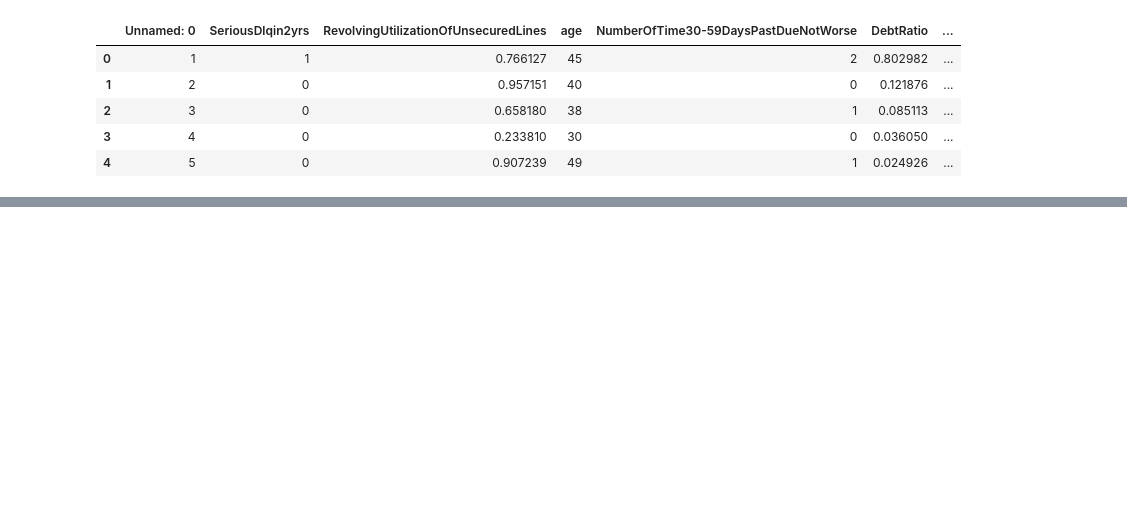
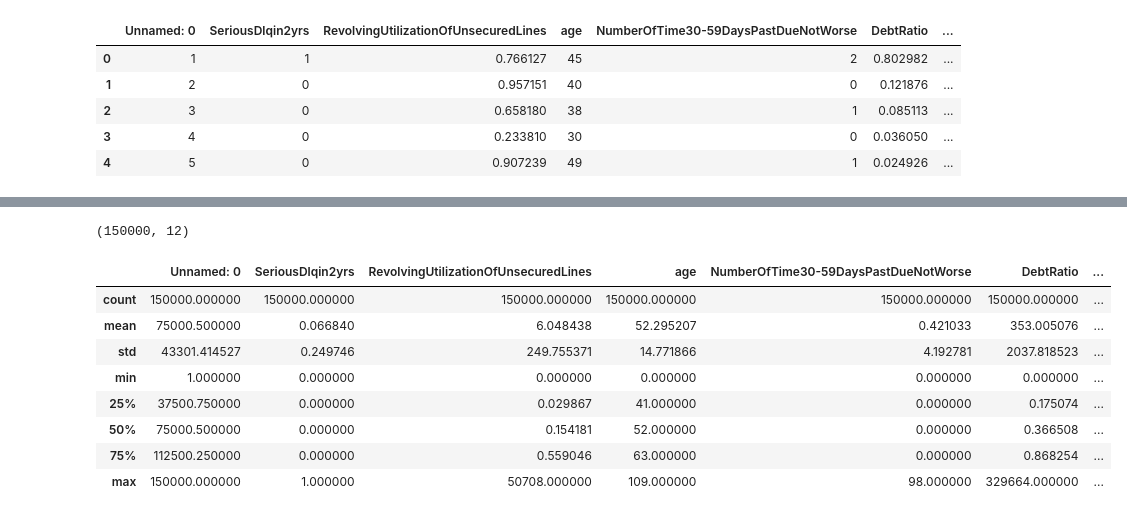
Before and after one commit to Praveenk2324/Credit-Risk-Scoring, a Jupyter notebook: notebooks/EDA.ipynb, the cells around one changed output, grey strips where cells are left out. Drawn from its saved outputs; the diff is of its cells as text; code cells hidden in the pictures; blank space fills up the shorter version.

```diff
--- a/notebooks/EDA.ipynb
+++ b/notebooks/EDA.ipynb
@@ -12,0 +35,16 @@ df.head()
+# %%
+df.shape
+# %% [output]
+(150000, 12)
+# %%
+df.describe()
+# %% [output]
+|  | Unnamed: 0 | SeriousDlqin2yrs | RevolvingUtilizationOfUnsecuredLines | age | NumberOfTime30-59DaysPastDueNotWorse | DebtRatio | ... |
+| count | 150000.000000 | 150000.000000 | 150000.000000 | 150000.000000 | 150000.000000 | 150000.000000 | ... |
+| mean | 75000.500000 | 0.066840 | 6.048438 | 52.295207 | 0.421033 | 353.005076 | ... |
+| std | 43301.414527 | 0.249746 | 249.755371 | 14.771866 | 4.192781 | 2037.818523 | ... |
+| min | 1.000000 | 0.000000 | 0.000000 | 0.000000 | 0.000000 | 0.000000 | ... |
+| 25% | 37500.750000 | 0.000000 | 0.029867 | 41.000000 | 0.000000 | 0.175074 | ... |
+| 50% | 75000.500000 | 0.000000 | 0.154181 | 52.000000 | 0.000000 | 0.366508 | ... |
+| 75% | 112500.250000 | 0.000000 | 0.559046 | 63.000000 | 0.000000 | 0.868254 | ... |
+| max | 150000.000000 | 1.000000 | 50708.000000 | 109.000000 | 98.000000 | 329664.000000 | ... |
```
Also changed, not shown: parts of 6 cells of this notebook, 1 other file.
